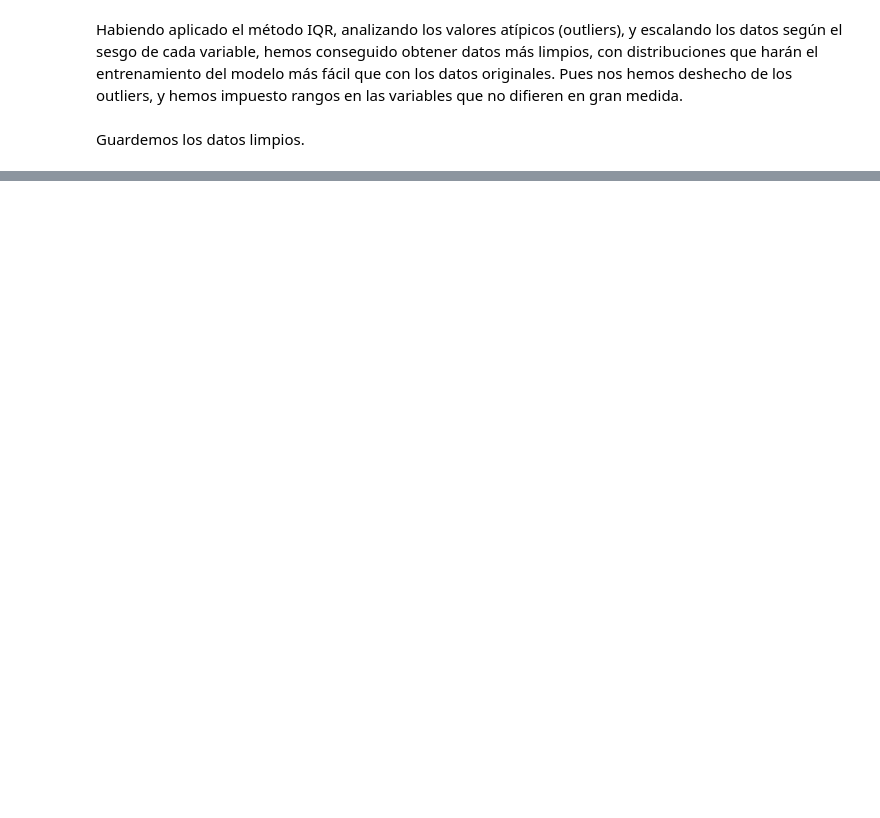
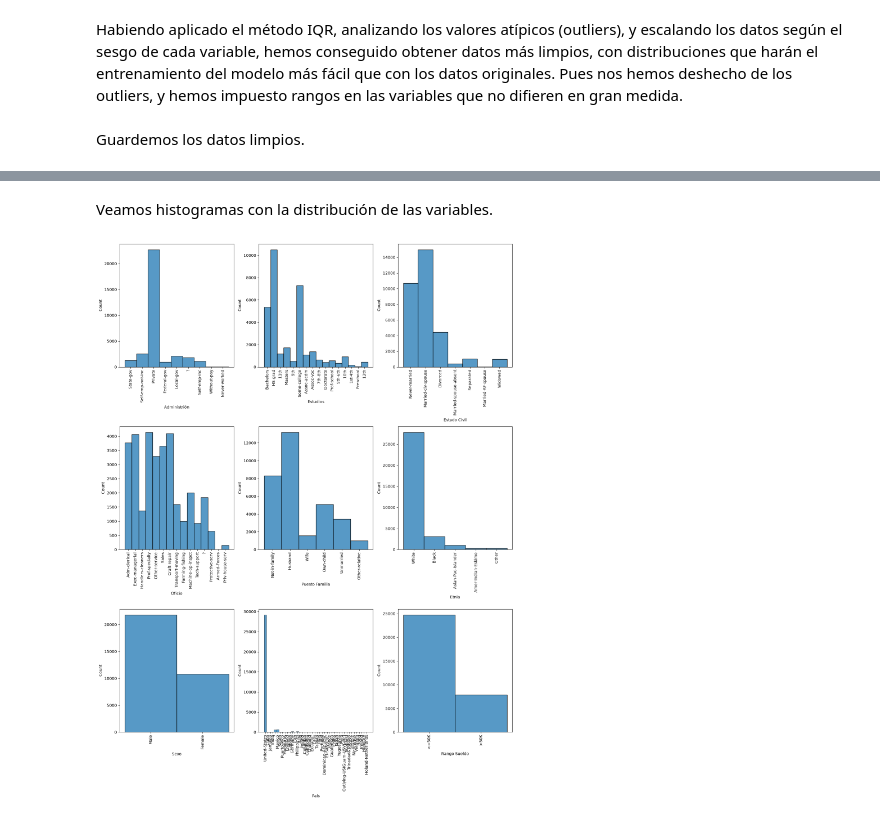
Before and after one commit to samuelmzc/Desarrollo_Soluciones_IA_UNIR, a Jupyter notebook: 1_Introduccion_IA_ML/lab3_training.ipynb, the cells around one changed output, grey strips where cells are left out. Cells and saved outputs as stored; diff of their text form; code cells hidden in the pictures; blank space fills up the shorter version.

```diff
--- a/1_Introduccion_IA_ML/lab3_training.ipynb
+++ b/1_Introduccion_IA_ML/lab3_training.ipynb
@@ -469,0 +476,9 @@ df_es.to_csv(data_folder + "dataset_cleaned.csv")
+# %%
+import numpy as np
+import pandas as pd
+import matplotlib.pyplot as plt
+import sklearn as sk
+
+data_folder = "../media/1_lab3/3/"
+data_file = "dataset.csv"
+seed = 1234
@@ -469,0 +543,4 @@ df_es.to_csv(data_folder + "dataset_cleaned.csv")
+# %%
+nombres = ["Edad", "Administrión", "num1", "Estudios", "num2", "Estado Civil", "Oficio", "Puesto Familia", "Etnia", "Sexo", "num3", "num4", "num5", "País", "Rango Sueldo"]
+df = pd.read_csv(filepath_or_buffer = data_folder + data_file, names = nombres)
+df.head()
@@ -469,0 +556,6 @@ df_es.to_csv(data_folder + "dataset_cleaned.csv")
+# %%
+categorical_stats = df.describe(include = "O")
+numerical_stats = df.describe(include = np.number)
+categorical_cols = categorical_stats.columns
+numerical_cols = numerical_stats.columns
+df[categorical_cols].head()
@@ -469,0 +586,5 @@ df_es.to_csv(data_folder + "dataset_cleaned.csv")
+# %%
+for col in categorical_cols:
+    print(f"Valores únicos de la columna {col}")
+    print(df[col].unique())
+    print("\n")
@@ -469,0 +609,20 @@ df_es.to_csv(data_folder + "dataset_cleaned.csv")
+# %% [markdown]
+Veamos histogramas con la distribución de las variables.
+# %%
+# Veamos cuantas categorías numéricas hay
+len(categorical_cols)
+
+# Como son 9, podemos hacer un grid de 3x3
+fig, axes = plt.subplots(nrows = 3, ncols = 3)
+ax = axes.flatten()
+fig.set_figheight(20)
+fig.set_figwidth(15)
+
+for idx, col in enumerate(categorical_cols):
+    sns.histplot(data = df, x = col, ax = ax[idx])
+    ax[idx].tick_params(axis = "x", labelrotation = 90)
+
+plt.tight_layout()
+plt.show()
+# %% [output]
+[figure, added]
```
Also changed, not shown: parts of 44 cells of this notebook, 5 other files.
